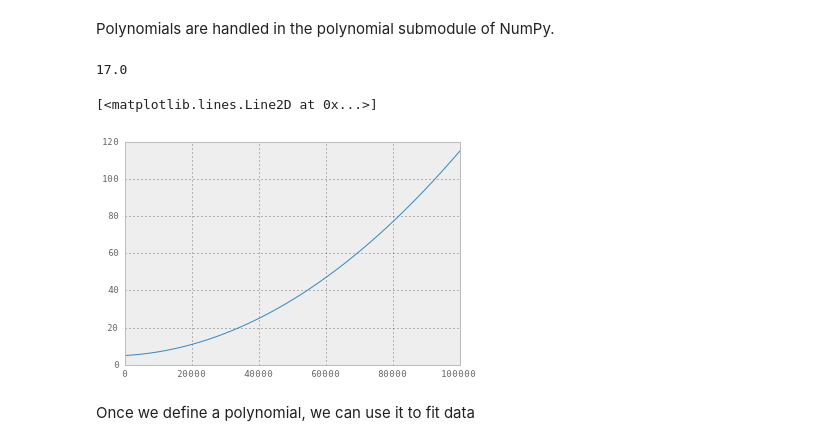
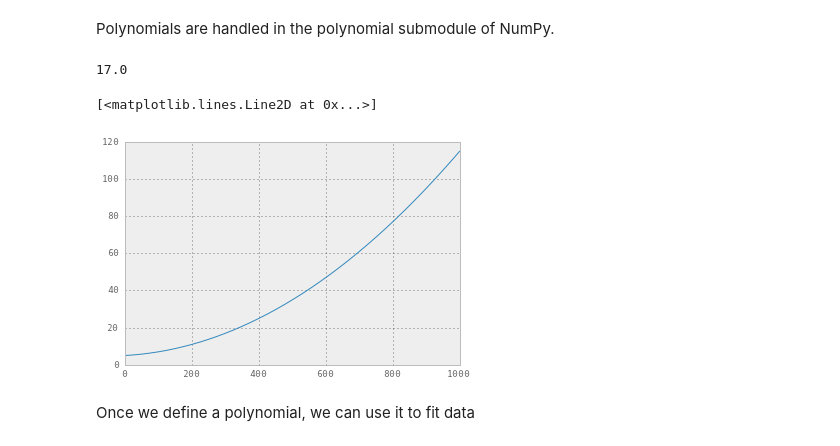
Before and after one commit to andrewgiessel/pydata_bos_2013_intro_to_numpy, a Jupyter notebook: Introduction To NumPy.ipynb, the cells around one changed output. Cells and saved outputs as stored; diff of their text form; code cells hidden in the pictures.

```diff
--- a/Introduction To NumPy.ipynb
+++ b/Introduction To NumPy.ipynb
@@ -834,10 +834,10 @@ Polynomials are handled in the polynomial submodule of NumPy.
 # %%
 p = np.polynomial.Polynomial([5,1,1]) # polynomials have their own convience classes, you pass in the coefficents.
 print p(3)
-plot(p(np.arange(0,10,0.0001)))
+plot(p(np.arange(0,10,0.01)))
 # %% [output]
 17.0
 [<matplotlib.lines.Line2D at 0x...>]
-[figure, old version]
+[figure, new version]
 # %% [markdown]
 Once we define a polynomial, we can use it to fit data
```
Also changed, not shown: parts of 6 cells of this notebook.
